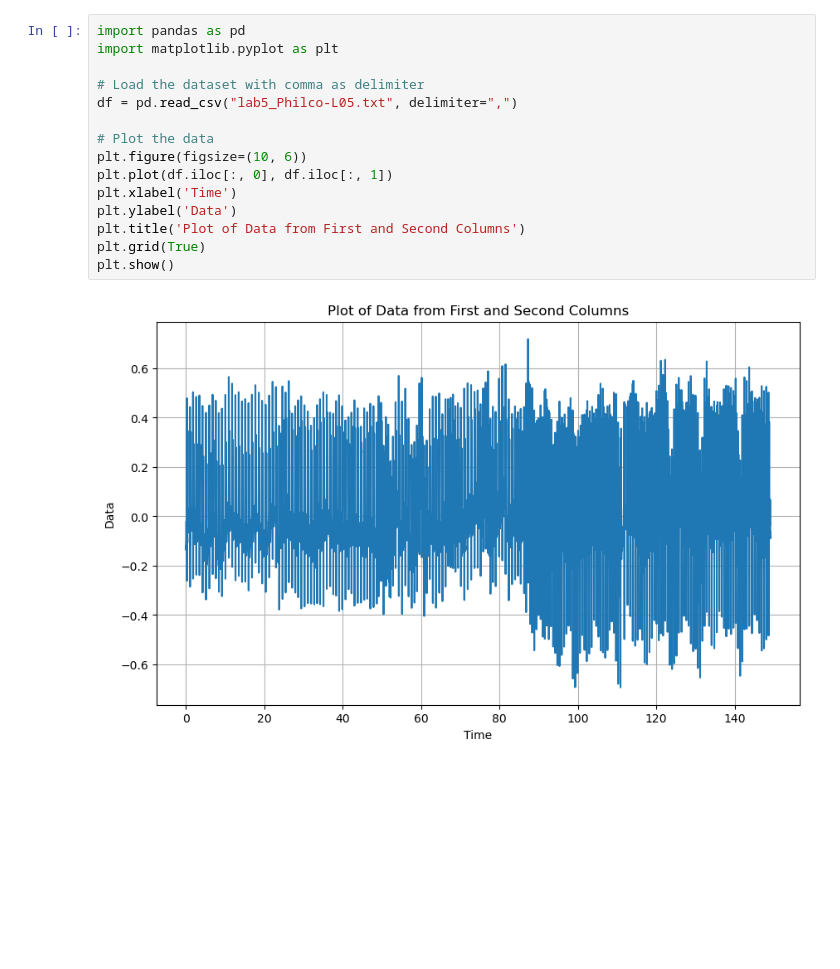
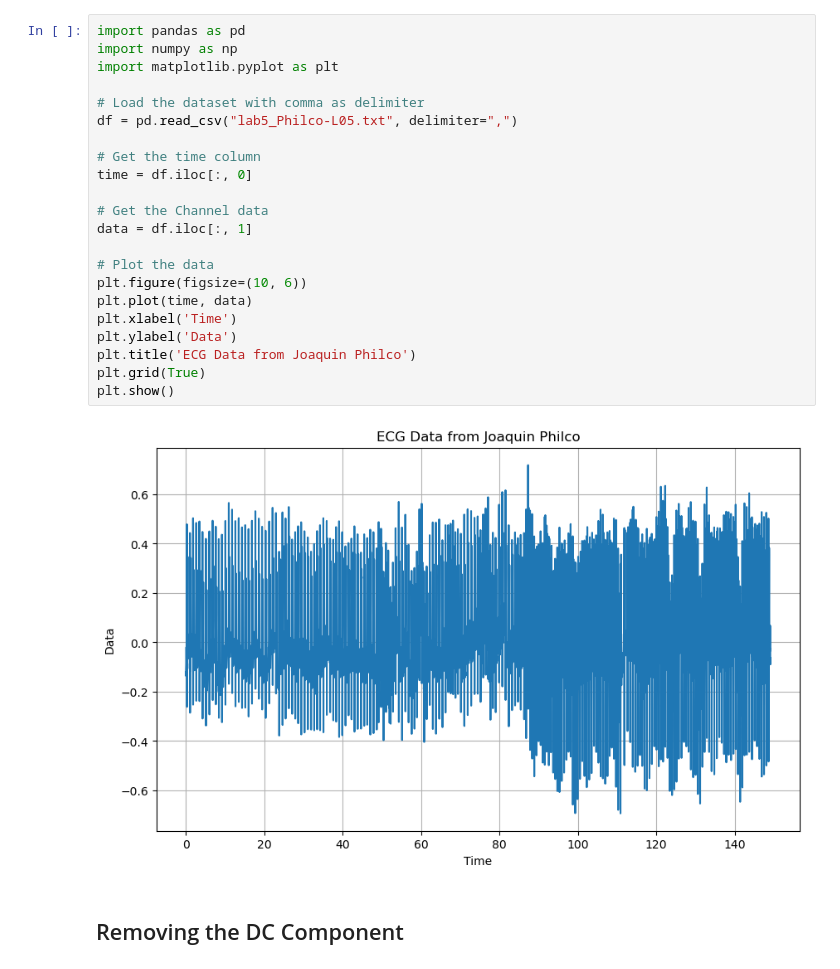
Before and after one commit to Joas329/QRS-Complex-Dection-Algoirthm, a Jupyter notebook: main.ipynb, the cells around one changed output. Saved outputs shown, nothing was run; the diff lists cells and outputs as text; blank space fills up the shorter version.

```diff
--- a/main.ipynb
+++ b/main.ipynb
@@ -1,17 +6,26 @@
 # %%
 import pandas as pd
+import numpy as np
 import matplotlib.pyplot as plt
 
 # Load the dataset with comma as delimiter
 df = pd.read_csv("lab5_Philco-L05.txt", delimiter=",")
 
+# Get the time column
+time = df.iloc[:, 0]
+
+# Get the Channel data
+data = df.iloc[:, 1]
+
 # Plot the data
 plt.figure(figsize=(10, 6))
-plt.plot(df.iloc[:, 0], df.iloc[:, 1])
+plt.plot(time, data)
 plt.xlabel('Time')
 plt.ylabel('Data')
-plt.title('Plot of Data from First and Second Columns')
+plt.title('ECG Data from Joaquin Philco')
 plt.grid(True)
 plt.show()
 # %% [output]
-[figure, old version]
+[figure, new version]
+# %% [markdown]
+## Removing the DC Component
```
Also changed, not shown: parts of 10 cells of this notebook.
